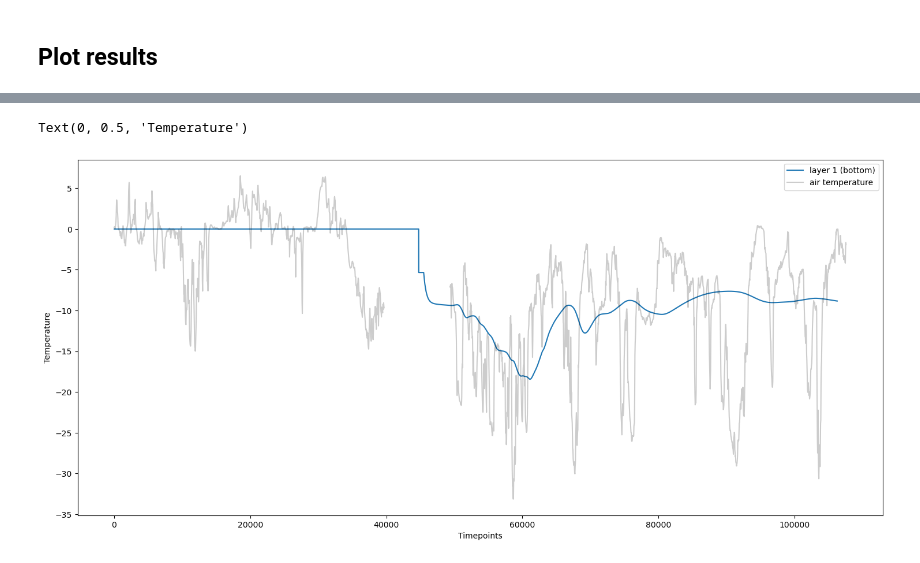
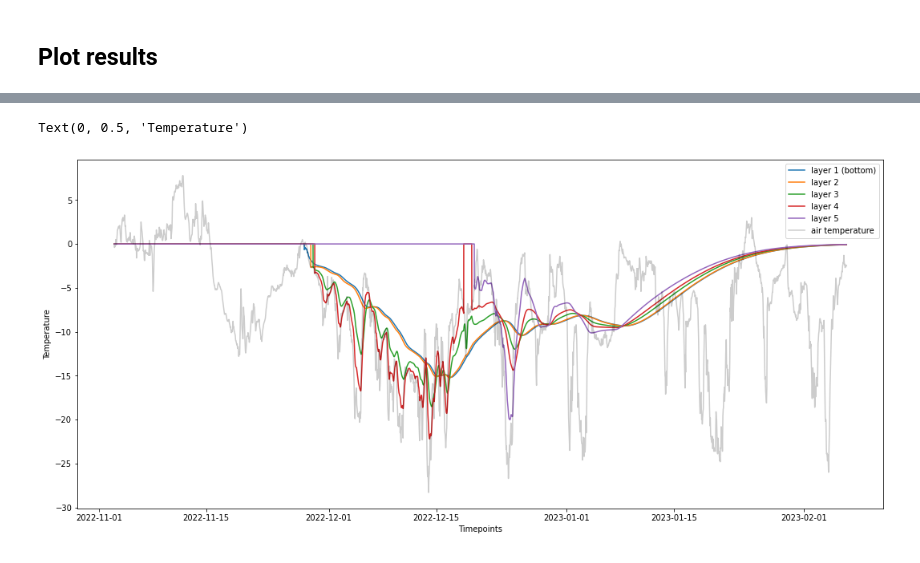
Before and after one commit to Mathilde-Bnt/MB_little_awk, a Jupyter notebook: finalized/02-Run_snowpack_model.ipynb, the cells around one changed output, grey strips where cells are left out. Drawn from its saved outputs; the diff is of its cells as text; code cells hidden in the pictures.

```diff
--- a/finalized/02-Run_snowpack_model.ipynb
+++ b/finalized/02-Run_snowpack_model.ipynb
@@ -14,7 +12,7 @@ In get_met_forcing() - Warning: check the format of your file corresponds to the
 # %% [markdown]
 ## Define needed information to run the whole notebook </a><a name='fill-in'>
 # %%
-dataset_file_name = 'pit_3_2023.nc'
+dataset_file_name = f'{data_dir}/pit_3_2023.nc'
 
 # Snow layers figure
 
@@ -49,0 +54,9 @@ data_set_used['snow_depth'] = data_set_used['snow_surface'] - data_set_used['sum
+# %%
+# Slice met forcing and lidar dataset to same time period
+data_set_used = data_set_used.sel(time=slice(simulation_start, simulation_end))
+# %%
+# Load met forcing
+met_df = get_met_forcing_df(f'{data_dir}/2022-2023_finse_met_seklima.csv',
+                                                     dt,
+                                                     sim_start_date=data_set_used.time.isel(time=0).values,
+                                                     sim_end_date=data_set_used.time.isel(time=-1).values)
@@ -86,0 +97,9 @@ ro_layer_evolution, depth_evolution, temperature_evolution = snowpack[0], snowpa
+# %%
+# Simulate the snowpack using pandas df for met data
+
+snowpack = simulate_snowpack_evolution_df(data_set_used, met_df, x_isel, y_isel, nb_iterations, max_nb_of_layers, end_accumulation_times, end_erosion_times,
+                                start_accumulation, end_accumulation, start_erosion, end_erosion,
+                                jj, dt, ro_water, ro_ice, tf, cp_snow,
+                                a1, a2)
+
+ro_layer_evolution, depth_evolution, temperature_evolution = snowpack[0], snowpack[1], snowpack[2]
@@ -102,26 +130,26 @@ for time_index in range(len(met_time)):
 # %%
 # Temperature
 
 layer1 = np.array(temperature_evolution)[:,0]
 layer2 = np.array(temperature_evolution)[:,1]
 layer3 = np.array(temperature_evolution)[:,2]
 layer4 = np.array(temperature_evolution)[:,3]
 layer5 = np.array(temperature_evolution)[:,4]
 
 plt.figure(figsize=(18, 8))
-plt.plot(layer1, label='layer 1 (bottom)')
-#plt.plot(layer2, label='layer 2')
-#plt.plot(layer3, label='layer 3')
-#plt.plot(layer4, label='layer 4')
-#plt.plot(layer5, label='layer 5')
+plt.plot(met_df.index, layer1, label='layer 1 (bottom)')
+plt.plot(met_df.index,layer2, label='layer 2')
+plt.plot(met_df.index,layer3, label='layer 3')
+plt.plot(met_df.index,layer4, label='layer 4')
+plt.plot(met_df.index,layer5, label='layer 5')
 
-plt.plot(met_time_compatible, met_temp, c='k', alpha=0.2, label='air temperature')
+plt.plot(met_df.index, met_df.Air_temp, c='k', alpha=0.2, label='air temperature')
 
 plt.legend()
 plt.xlabel('Timepoints')
 plt.ylabel('Temperature')
 # %% [output]
 Text(0, 0.5, 'Temperature')
-[figure, old version]
+[figure, new version]
 # %%
 met_time[:100]
```
Also changed, not shown: parts of 8 cells of this notebook.
